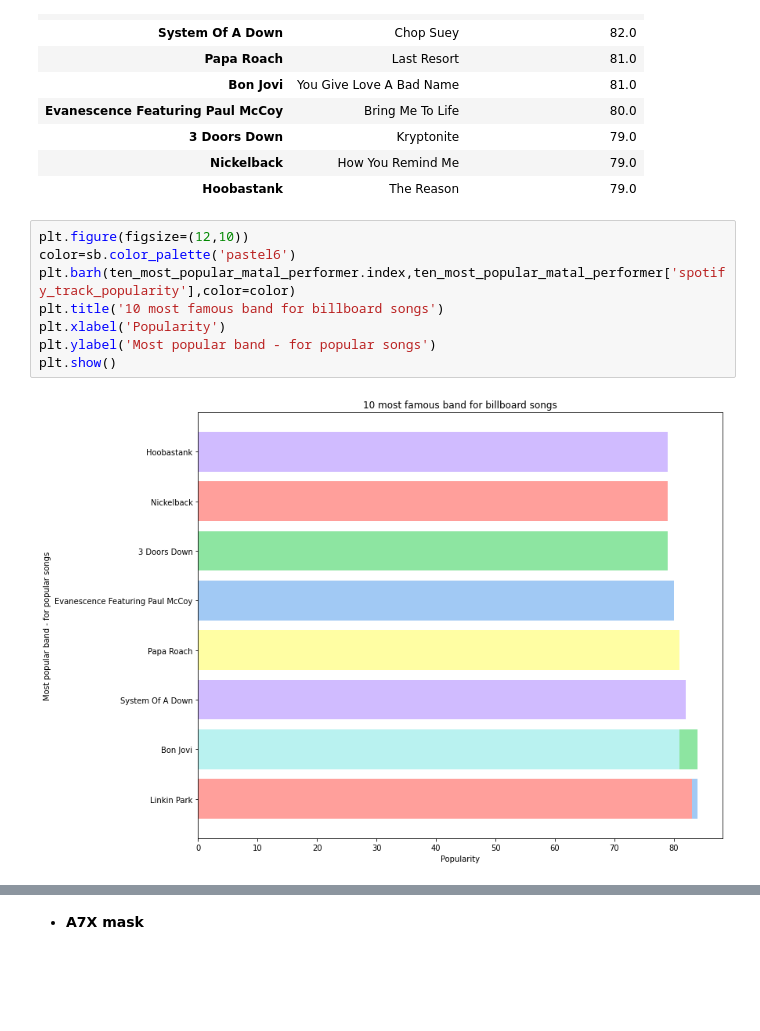
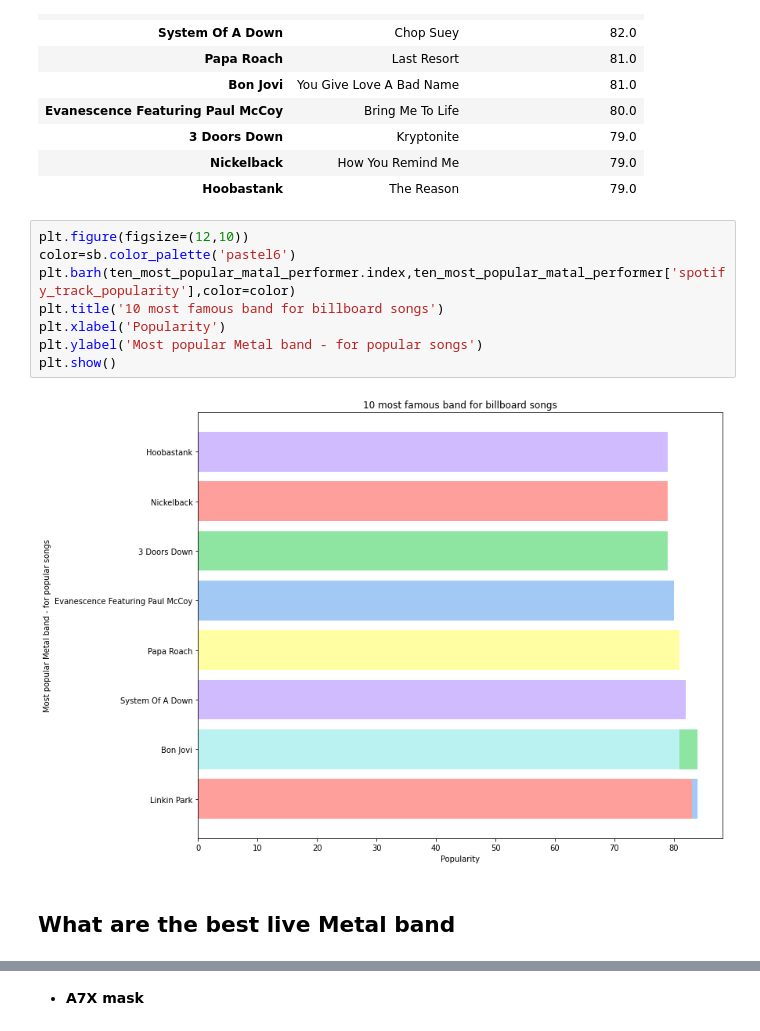
Before and after one commit to alelovo/Project_programming, a Jupyter notebook: project.ipynb, the cells around one changed output, grey strips where cells are left out. Drawn from its saved outputs; the diff is of its cells as text; blank space fills up the shorter version.

```diff
--- a/project.ipynb
+++ b/project.ipynb
@@ -690,10 +826,12 @@ ten_most_popular_matal_performer
 # %%
 plt.figure(figsize=(12,10))
 color=sb.color_palette('pastel6')
 plt.barh(ten_most_popular_matal_performer.index,ten_most_popular_matal_performer['spotify_track_popularity'],color=color)
 plt.title('10 most famous band for billboard songs')
 plt.xlabel('Popularity')
-plt.ylabel('Most popular band - for popular songs')
+plt.ylabel('Most popular Metal band - for popular songs')
 plt.show()
 # %% [output]
-[figure, old version]
+[figure, new version]
+# %% [markdown]
+## **What are the best live Metal band**
```
Also changed, not shown: parts of 27 cells of this notebook.
